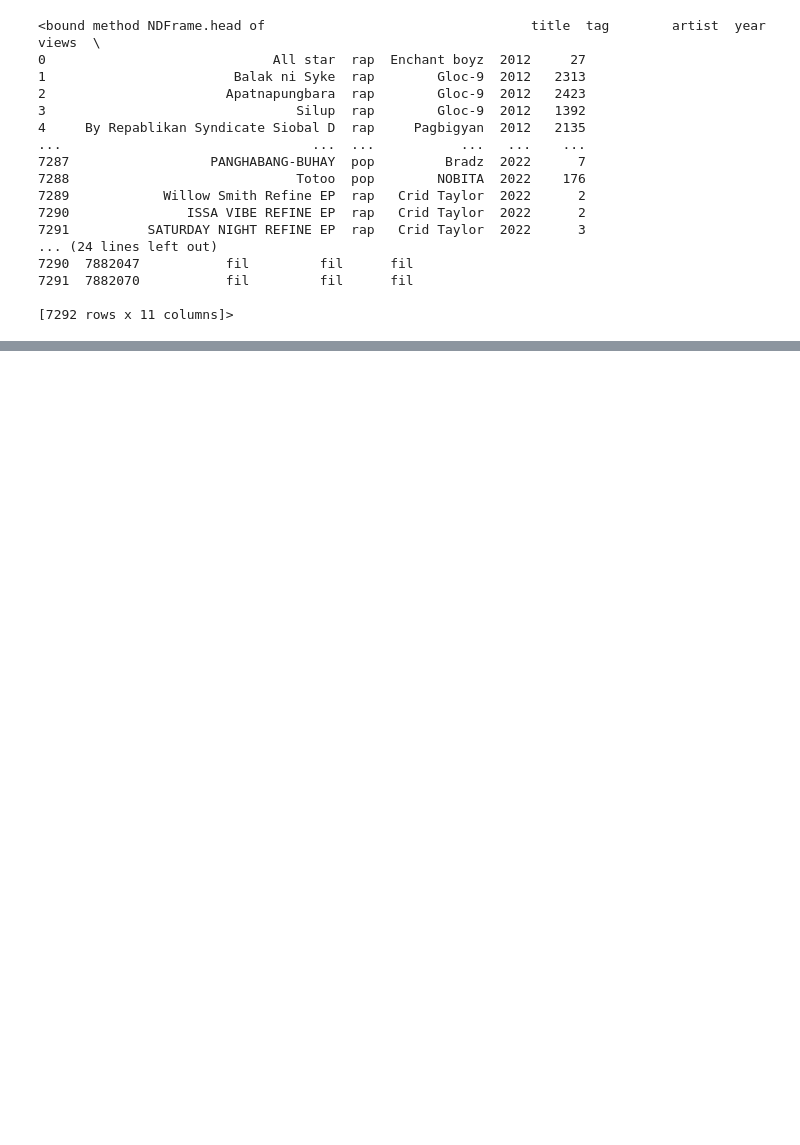
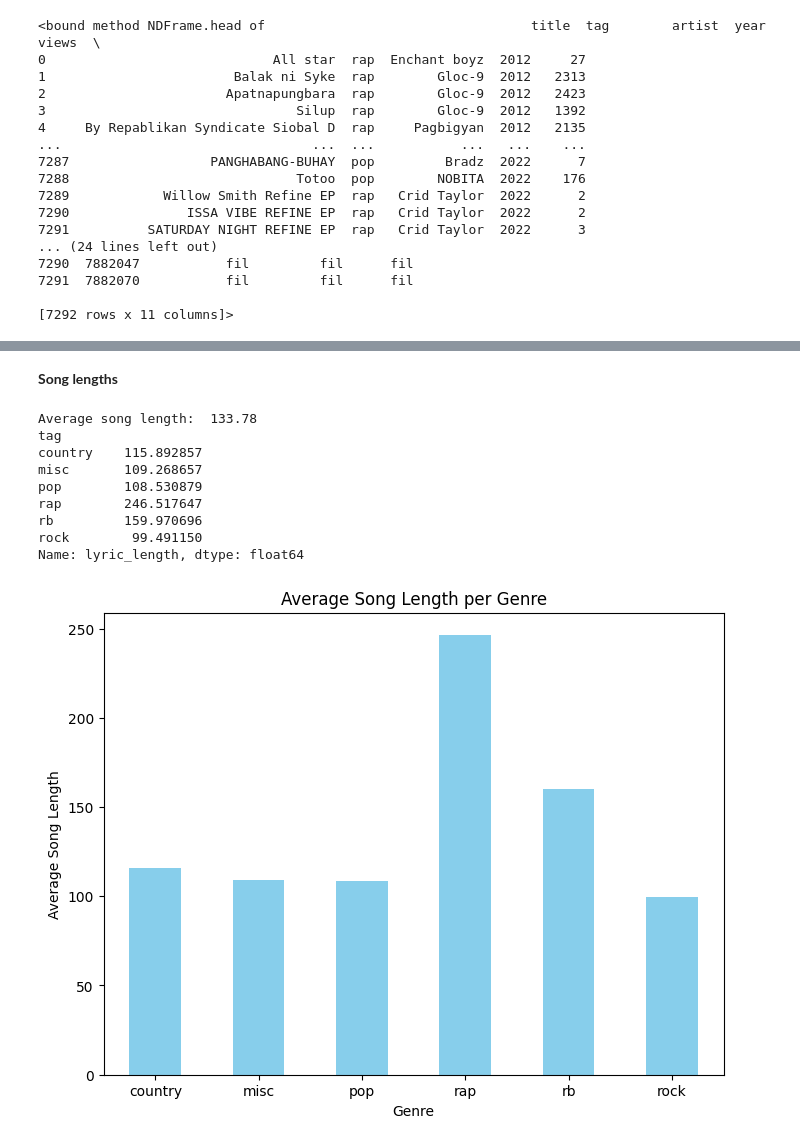
Before and after one commit to gabrielcalubayan72/cs180-23b-genreclassifier, a Jupyter notebook: nlp.ipynb, the cells around one changed output, grey strips where cells are left out. Cells and saved outputs as stored; diff of their text form; code cells hidden in the pictures; blank space fills up the shorter version.

```diff
--- a/nlp.ipynb
+++ b/nlp.ipynb
@@ -141,0 +208,31 @@ df.head
+# %% [markdown]
+**Song lengths**
+# %%
+# Compute the length of each lyric
+df['lyric_length'] = df['lyrics'].apply(lambda x: len(x.split()))
+
+average_song_length = df['lyric_length'].mean()
+print("Average song length: ", float(f"{average_song_length:.2f}"))
+
+average_lyric_length_per_tag = df.groupby('tag')['lyric_length'].mean()
+print(average_lyric_length_per_tag)
+
+# Plot the bar graph
+plt.figure(figsize=(8, 6))
+average_lyric_length_per_tag.plot(kind='bar', color='skyblue')
+plt.title('Average Song Length per Genre')
+plt.xlabel('Genre')
+plt.ylabel('Average Song Length')
+plt.xticks(rotation=0)
+plt.show()
+# %% [output]
+Average song length:  133.78
+tag
+country    115.892857
+misc       109.268657
+pop        108.530879
+rap        246.517647
+rb         159.970696
+rock        99.491150
+Name: lyric_length, dtype: float64
+[figure, added]
```
Also changed, not shown: parts of 10 cells of this notebook.
